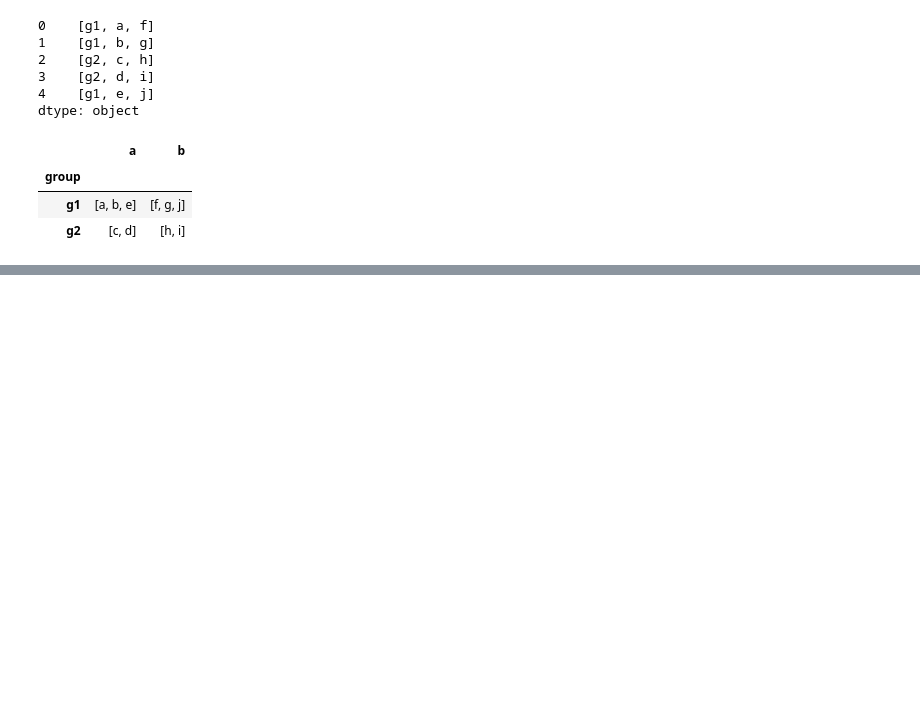
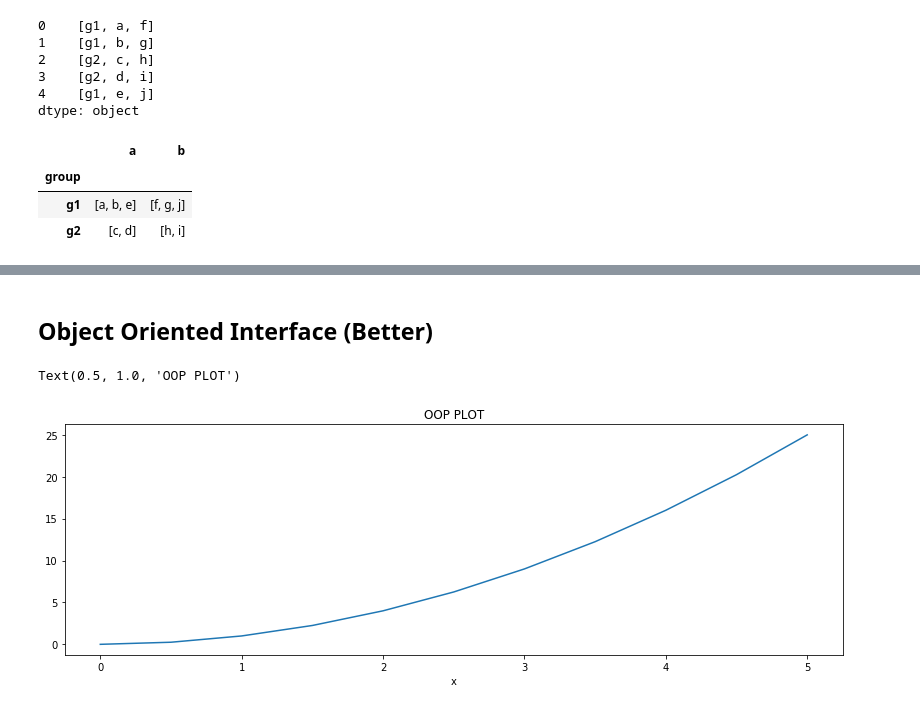
Before and after one commit to moritzwilksch/DataScienceEducation, a Jupyter notebook: JosePortilla-PythonForDS/Notes-PythonForDS.ipynb, the cells around one changed output, grey strips where cells are left out. Cells and saved outputs as stored; diff of their text form; code cells hidden in the pictures; blank space fills up the shorter version.

```diff
--- a/JosePortilla-PythonForDS/Notes-PythonForDS.ipynb
+++ b/JosePortilla-PythonForDS/Notes-PythonForDS.ipynb
@@ -159,0 +179,17 @@ df.groupby("group").agg(lambda x: list(x))
+# %% [markdown]
+## Object Oriented Interface (Better)
+# %%
+x = np.linspace(0,5,11)
+y = x**2
+
+# OOP
+fig = plt.figure()
+
+# left, bottom, width, heidht of axes
+ax = fig.add_axes([0.1, 0.1, 1.8, 0.8])
+ax.plot(x,y)
+ax.set_xlabel("x")
+ax.set_title("OOP PLOT")
+# %% [output]
+Text(0.5, 1.0, 'OOP PLOT')
+[figure, added]
```
Also changed, not shown: parts of 22 cells of this notebook.
